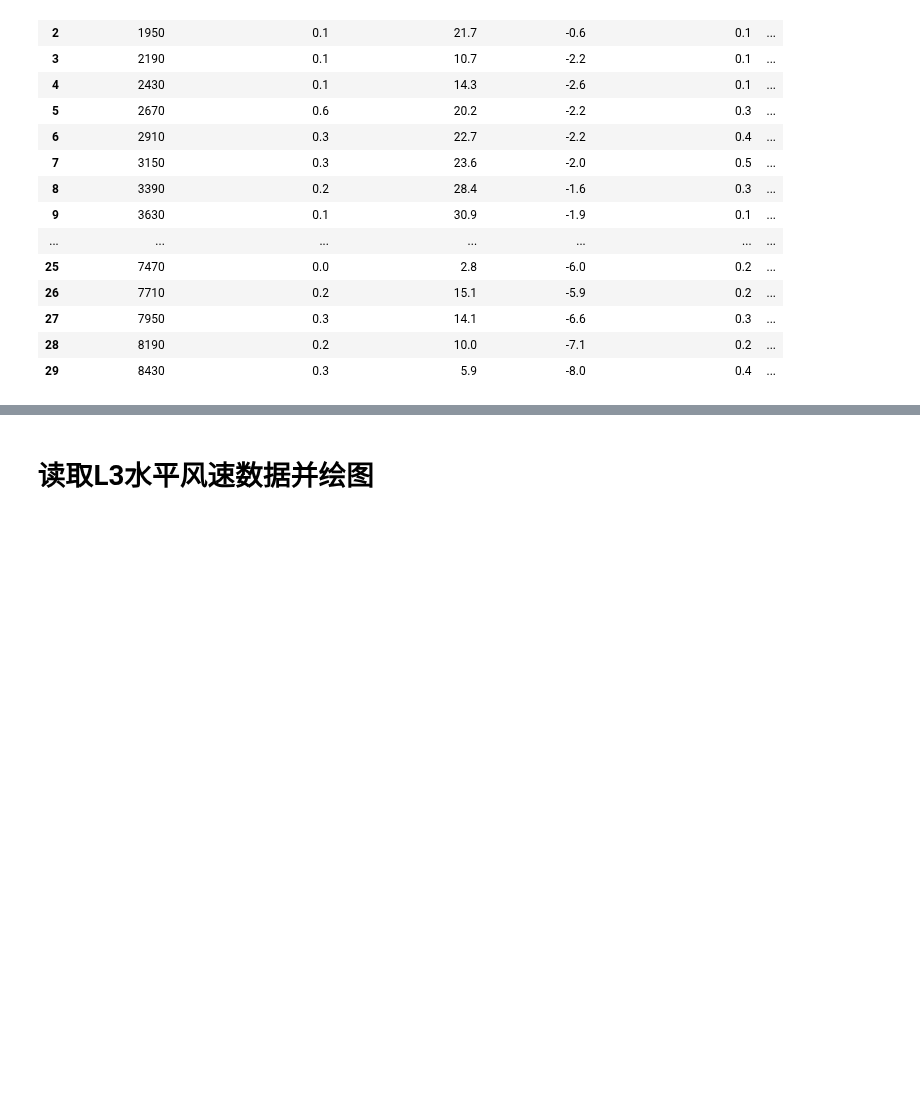
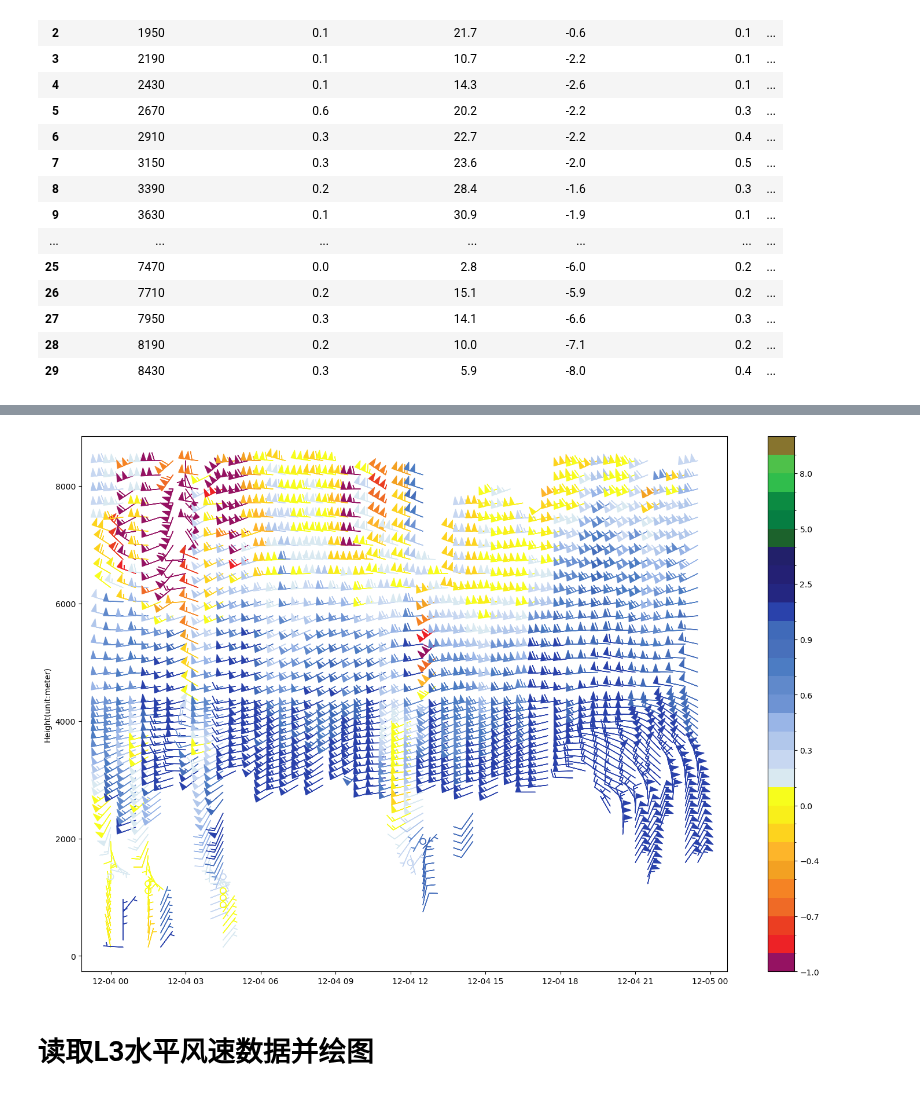
Before and after one commit to longtsing/metgrs, a Jupyter notebook: examples/1如何读取风廓线雷达数据.ipynb, the cells around one changed output, grey strips where cells are left out. Drawn from its saved outputs; the diff is of its cells as text; code cells hidden in the pictures; blank space fills up the shorter version.

```diff
--- a/examples/1如何读取风廓线雷达数据.ipynb
+++ b/examples/1如何读取风廓线雷达数据.ipynb
@@ -118,3 +152,42 @@ l2d['levels'][1].data
+# %%
+dtlist=list(map(lambda x:x['Observation_Time']+timedelta(hours=8),cl3ds))
+# %%
+maxheightd=max(cl3ds,key=lambda x:len(x['Data']))['Data']
+heights=maxheightd['Sampling_Height'].values
+pdh=maxheightd[['Sampling_Height']]
+# %%
+data=np.array(list(map(lambda x:pd.merge(pdh,x['Data'],on='Sampling_Height',how='left')[['U_Wind_Speed','V_Wind_Speed']].values,cl3ds)))
+# %%
+cdata=np.array(list(map(lambda x:pd.merge(pdh,x['Data'],on='Sampling_Height',how='left')['Vertical_Wind_Speed'].values,cl3ds)))
+# %%
+# da=xr.DataArray(
+#     data,
+#     dims=['time','height','wind'],coords={
+#     'time':dtlist,
+#     'height':heights,
+#     'wind':['U_Wind_Speed','V_Wind_Speed']
+# })
+# gheights,gtimes=np.meshgrid(da.height,da.time)
+gtimes,gheights=np.meshgrid(heights,dtlist)
+# 绘制凤羽图
+# 首先创建一个 figure 对象，
+fig = plt.figure(figsize=(18, 12))
+ax = fig.add_subplot(1, 1, 1)
+# 绘制凤羽图，ax.barbs 有四个参数是必须的，第一个 x 表示绘制凤羽的 x 坐标，第二个 y 表示绘制凤羽的 y 坐标，第三个为 u风 ，第四个为 v风
+# 由于我们只对一个 风廓线实时产品数据文件进行绘制，所以 x 坐标不变
+cb=ax.barbs(
+    gheights[::5],gtimes[::5],  data[::5,:,0], data[::5,:,1],
+    cdata[::5],
+    cmap=WindProfileRadar.velocity_cmap,
+    norm=WindProfileRadar.velocity_norm,
+    barb_increments=dict(half=2, full=5, flag=10)  # 该行是定义绘制风羽的标准
+)
+# 添加垂直坐标的标签
+ax.set_ylabel('Height(unit:meter)')
+plt.colorbar(cb)
+plt.show()
+# %% [output]
+[figure, added]
 # %% [markdown]
 # 读取L3水平风速数据并绘图
 # %%
```
Also changed, not shown: parts of 14 cells of this notebook, 3 other files.
